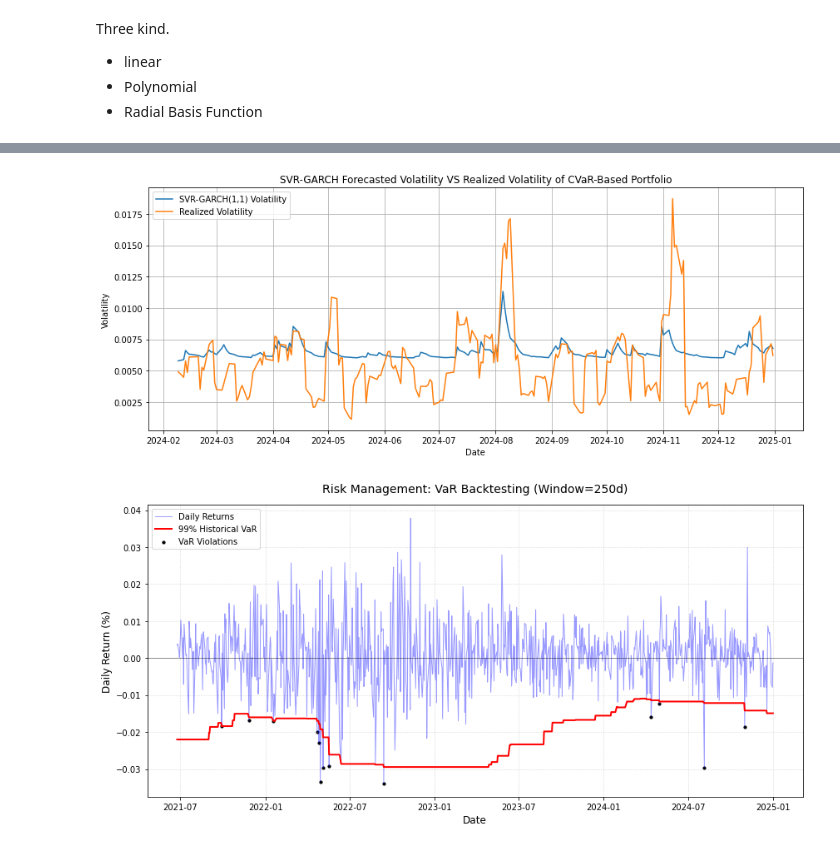
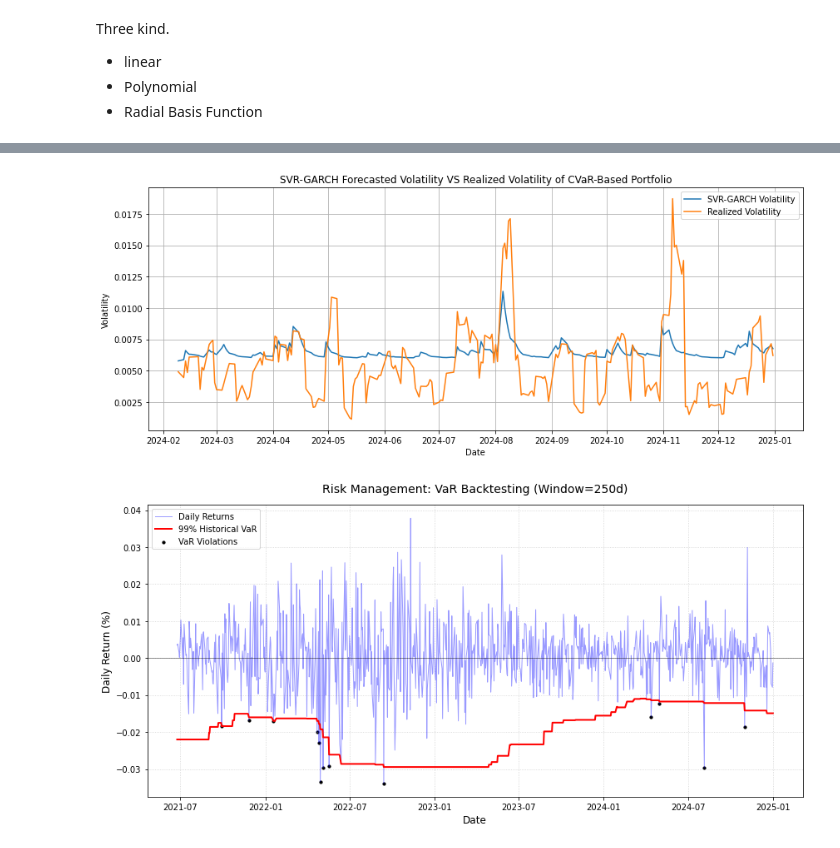
Before and after one commit to JunhoeChoi/CVAR-Portfolio-Optimization-and-Volatility-Evaluation, a Jupyter notebook: 1. Portfolio Optimization and Risk Management.ipynb, the cells around one changed output, grey strips where cells are left out. Cells and saved outputs as stored; diff of their text form; code cells hidden in the pictures.

```diff
--- a/1. Portfolio Optimization and Risk Management.ipynb
+++ b/1. Portfolio Optimization and Risk Management.ipynb
@@ -921,18 +1006,21 @@ SVR-GARCH is better.
 # %%
 # Forecast VS Realized
 
 plt.figure(figsize=(12, 5))
-plt.plot(forecast_vol_SVR, label='SVR-GARCH(1,1) Volatility')
+plt.plot(forecast_vol_SVR, label='SVR-GARCH Volatility')
 plt.plot(real_vol_SVR, label='Realized Volatility')
 plt.title('SVR-GARCH Forecasted Volatility VS Realized Volatility of CVaR-Based Portfolio')
 plt.ylabel('Volatility')
 plt.xlabel('Date')
 plt.grid(True)
 plt.legend()
 plt.tight_layout()
+
+plt.savefig("Forecasting_SVR_GARCH.png", dpi=300, bbox_inches="tight", facecolor="white")
+
 plt.show()
 # %% [output]
-[figure, old version]
+[figure, new version]
 # %%
 # Calculate Historical CVaR
 def cvar_calculation(returns, cl=0.99):
```
Also changed, not shown: parts of 21 cells of this notebook.
